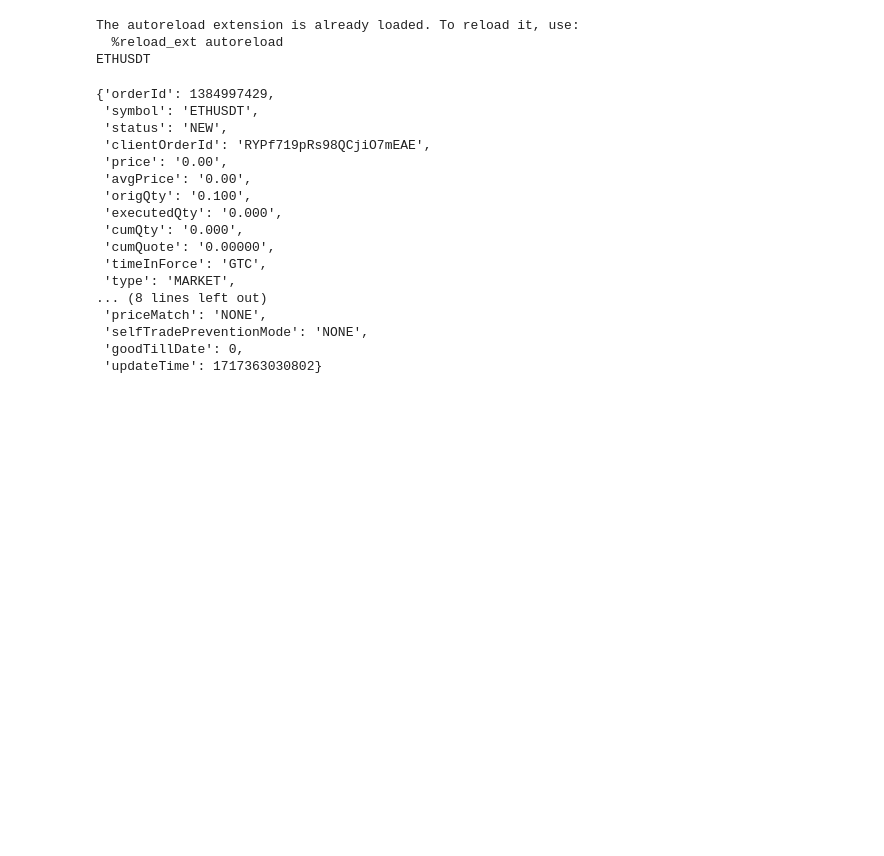
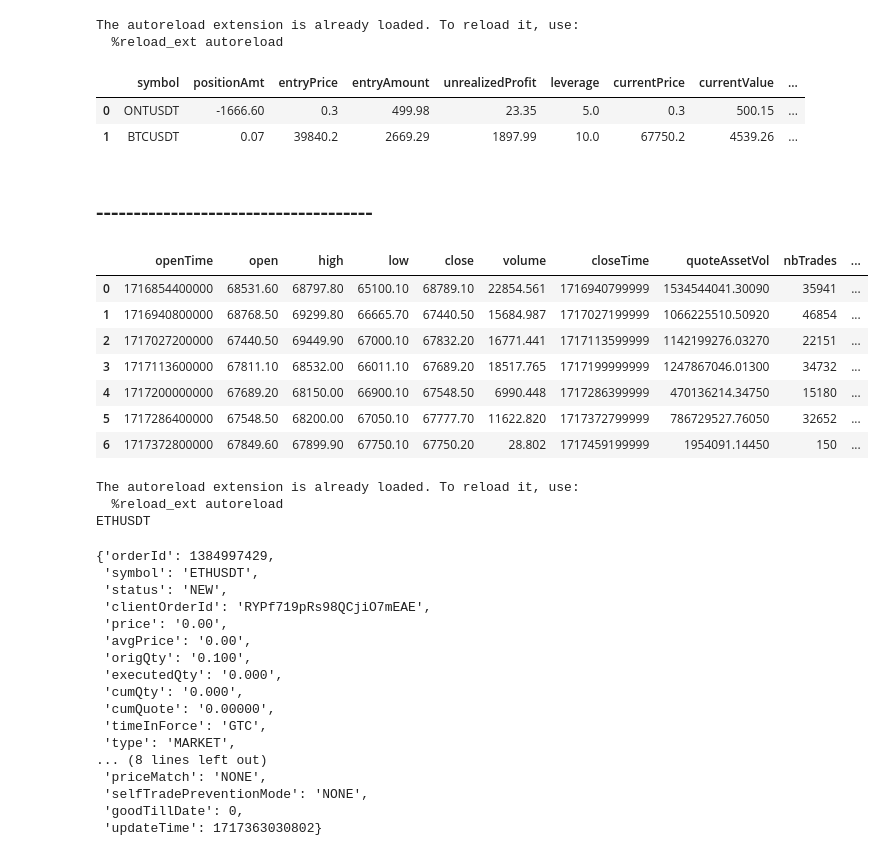
Before and after one commit to cedTrad/C-Syst, a Jupyter notebook: labs.ipynb, the cells around one changed output. Drawn from its saved outputs; the diff is of its cells as text; code cells hidden in the pictures; blank space fills up the shorter version.

```diff
--- a/labs.ipynb
+++ b/labs.ipynb
@@ -0,0 +1,20 @@
+# %%
+from app.utils import update_position_state
+
+
+%load_ext autoreload
+%autoreload 2
+
+
+pos , f = update_position_state(symbol="BTCUSDT", positions_data=get_positions(),
+                      open_orders_data=get_open_orders(), get_price=get_price,
+                      get_ohlc_data=get_ohlc_data)
+# %% [output]
+The autoreload extension is already loaded. To reload it, use:
+  %reload_ext autoreload
+# %%
+pd.DataFrame(pos)
+# %% [output]
+|  | symbol | positionAmt | entryPrice | entryAmount | unrealizedProfit | leverage | currentPrice | currentValue | ... |
+| 0 | ONTUSDT | -1666.60 | 0.3 | 499.98 | 23.35 | 5.0 | 0.3 | 500.15 | ... |
+| 1 | BTCUSDT | 0.07 | 39840.2 | 2669.29 | 1897.99 | 10.0 | 67750.2 | 4539.26 | ... |
@@ -1,3 +23,5 @@
+# %% [markdown]
+## -------------------------------------
 # %%
 import requests
 import time
@@ -229,3 +255,32 @@ def place_order(symbol, side, order_type, quantity, price=None, stop_price=None)
+# %%
+from datetime import datetime, timedelta
+
+def get_ohlc_data(symbol, start_date, end_date, interval):
+    params = {
+        "symbol": symbol,
+        "interval": interval,
+        "startTime": int(start_date.timestamp() * 1000),
+        "endTime": int(end_date.timestamp() * 1000),
+        "limit": 500
+    }
+    return binance_request('/fapi/v1/klines', params)
+
+
+start_date = datetime.now() - timedelta(days=7)
+end_date = datetime.now()
+
+X = get_ohlc_data("BTCUSDT", start_date, end_date, "1d")
+# %%
+pd.DataFrame(X, columns=["openTime", "open", "high", "low", "close", "volume", "closeTime", "quoteAssetVol", "nbTrades", "takerBuyVol", "takerBuyQuote", "Ig"])
+# %% [output]
+|  | openTime | open | high | low | close | volume | closeTime | quoteAssetVol | nbTrades | ... |
+| 0 | 1716854400000 | 68531.60 | 68797.80 | 65100.10 | 68789.10 | 22854.561 | 1716940799999 | 1534544041.30090 | 35941 | ... |
+| 1 | 1716940800000 | 68768.50 | 69299.80 | 66665.70 | 67440.50 | 15684.987 | 1717027199999 | 1066225510.50920 | 46854 | ... |
+| 2 | 1717027200000 | 67440.50 | 69449.90 | 67000.10 | 67832.20 | 16771.441 | 1717113599999 | 1142199276.03270 | 22151 | ... |
+| 3 | 1717113600000 | 67811.10 | 68532.00 | 66011.10 | 67689.20 | 18517.765 | 1717199999999 | 1247867046.01300 | 34732 | ... |
+| 4 | 1717200000000 | 67689.20 | 68150.00 | 66900.10 | 67548.50 | 6990.448 | 1717286399999 | 470136214.34750 | 15180 | ... |
+| 5 | 1717286400000 | 67548.50 | 68200.00 | 67050.10 | 67777.70 | 11622.820 | 1717372799999 | 786729527.76050 | 32652 | ... |
+| 6 | 1717372800000 | 67849.60 | 67899.90 | 67750.10 | 67750.20 | 28.802 | 1717459199999 | 1954091.14450 | 150 | ... |
 # %%
 from app.place_order import place_order
 
```
Also changed, not shown: parts of 9 cells of this notebook, 21 other files.
